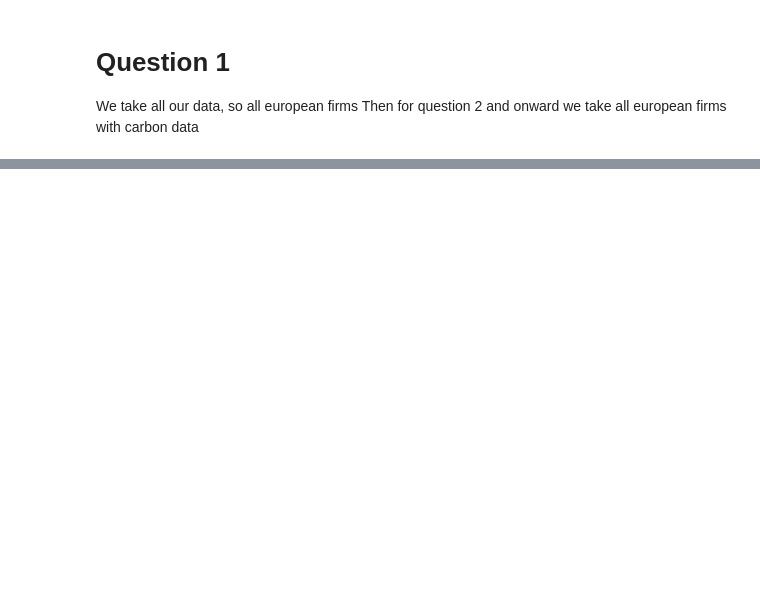
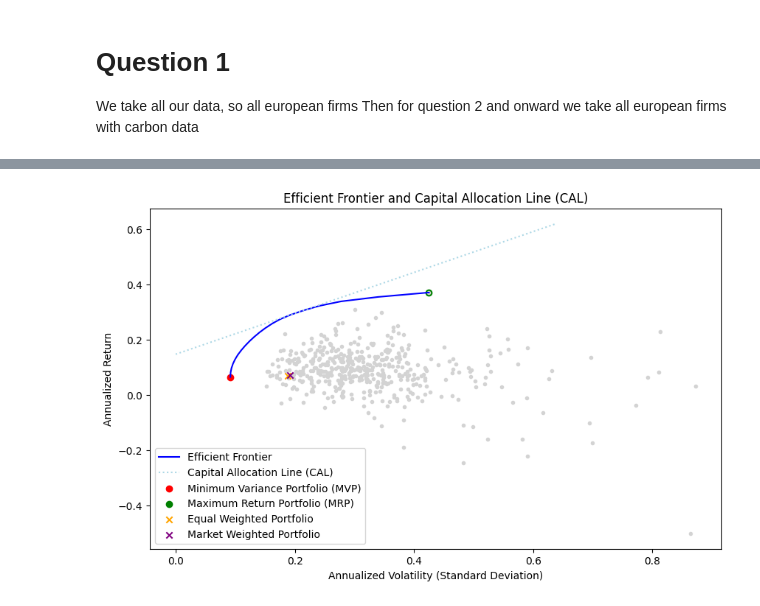
Before and after one commit to baertsch/FIN-429, a Jupyter notebook: Homework1.ipynb, the cells around one changed output, grey strips where cells are left out. Saved outputs shown, nothing was run; the diff lists cells and outputs as text; code cells hidden in the pictures; blank space fills up the shorter version.

```diff
--- a/Homework1.ipynb
+++ b/Homework1.ipynb
@@ -148,0 +918,31 @@ plt.show()
+# %%
+# Compute statistics for both portfolios
+stats_ew = compute_annualized_stats(portfolio_returns["R_ew"])
+stats_vw = compute_annualized_stats(portfolio_returns["R_vw"])
+
+# Extract computed values
+equal_weighted_return, equal_weighted_volatility = stats_ew[0], stats_ew[1]
+mw_weighted_return, mw_weighted_volatility = stats_vw[0], stats_vw[1]
+
+# Plotting efficient frontier with annualized values and CAL line
+plt.figure(figsize=(10, 6))
+plt.plot(annualized_volatilities, annualized_returns, label='Efficient Frontier', color='blue')
+plt.plot(std_dev_range, cal_returns, label='Capital Allocation Line (CAL)', color='lightblue', linestyle=':')
+plt.scatter(mvp_volatility * np.sqrt(12), mvp_return * 12, color='red', marker='o', label='Minimum Variance Portfolio (MVP)')
+plt.scatter(mrp_volatility * np.sqrt(12), mrp_return * 12, color='green', marker='o', label='Maximum Return Portfolio (MRP)')
+
+# Plot individual assets
+for i in range(len(expected_returns)):
+    plt.scatter(np.sqrt(cov_matrix[i, i]) * np.sqrt(12), expected_returns.iloc[i] * 12, color='lightgrey', marker='.')
+
+# Plot the two portfolios using computed values
+plt.scatter(equal_weighted_volatility, equal_weighted_return, color='orange', marker='x', label='Equal Weighted Portfolio')
+plt.scatter(mw_weighted_volatility, mw_weighted_return, color='purple', marker='x', label='Market Weighted Portfolio')
+
+plt.xlabel('Annualized Volatility (Standard Deviation)')
+plt.ylabel('Annualized Return')
+plt.title('Efficient Frontier and Capital Allocation Line (CAL)')
+plt.legend()
+plt.show()
+# %% [output]
+[figure, added]
```
Also changed, not shown: parts of 102 cells of this notebook.
